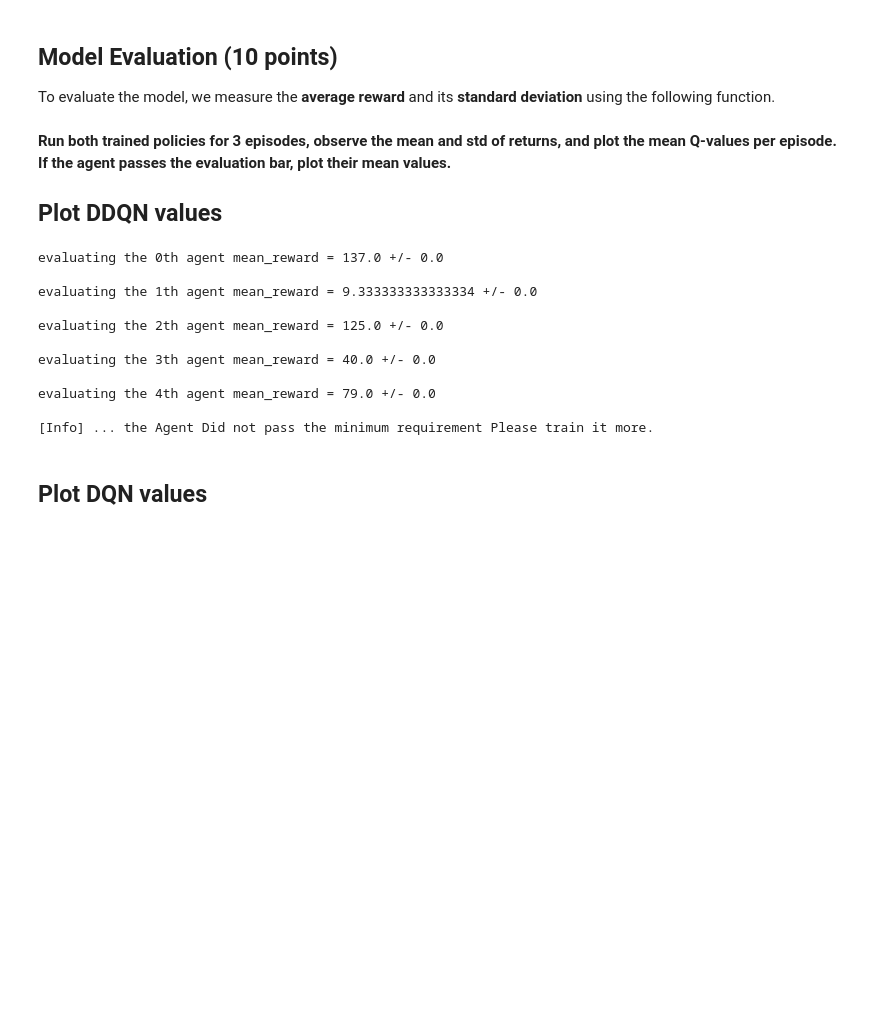
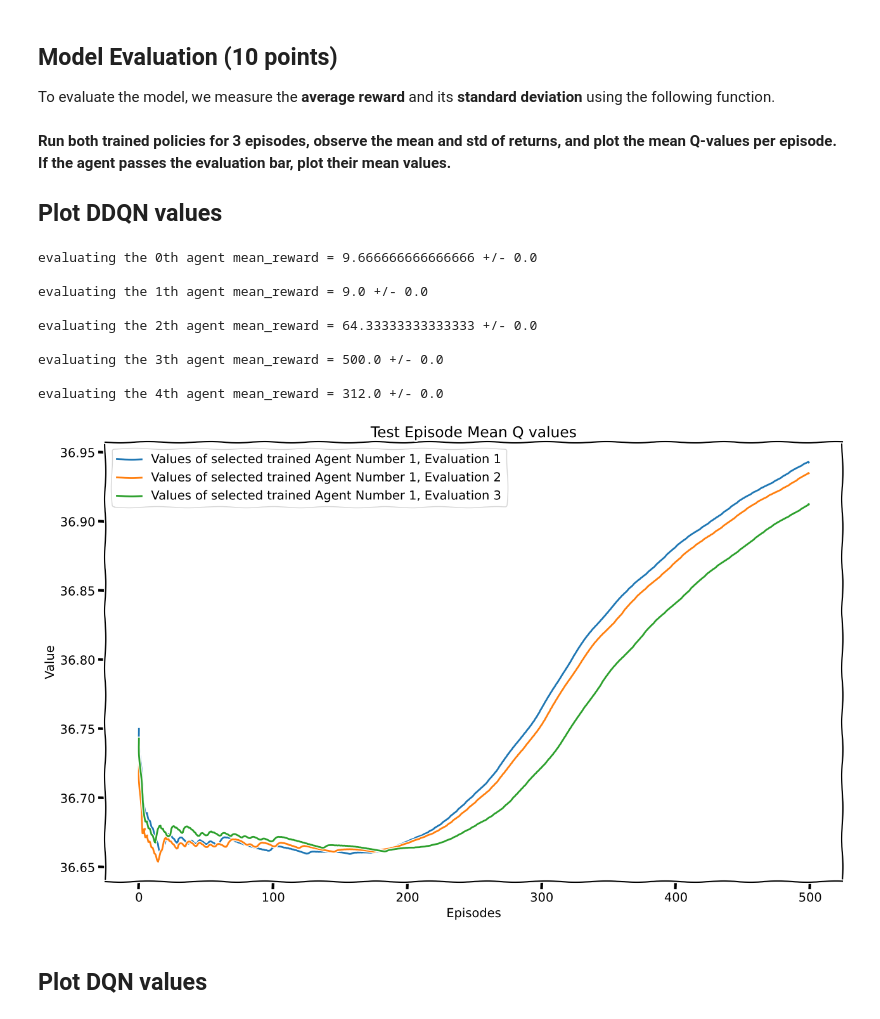
Before and after one commit to ParsaGhezelbash/Deep-RL, a Jupyter notebook: HW/HW 2/HW2_P2_DQN_vs_DDQN.ipynb, the cells around one changed output. Drawn from its saved outputs; the diff is of its cells as text; code cells hidden in the pictures; blank space fills up the shorter version.

```diff
--- a/HW/HW 2/HW2_P2_DQN_vs_DDQN.ipynb
+++ b/HW/HW 2/HW2_P2_DQN_vs_DDQN.ipynb
@@ -465,12 +438,12 @@ def create_dqn_agent(seed, QNetwork, ReplayMemory, optimizer, criterion, params)
 
 params = {
     'UPDATE_RATE': 20,
-    'BUFFER_SIZE': 100000,    # size of the replay buffer
+    'BUFFER_SIZE': 1000,    # size of the replay buffer
     'BATCH_SIZE': 64,     # number of experiences sampled from memory
-    'GAMMA': 0.95,          # discount factor
-    'EPS_START': 0.9,      # starting value of epsilon
+    'GAMMA': 0.99,          # discount factor
+    'EPS_START': 0.99,      # starting value of epsilon
     'EPS_END': 0.1,        # final value of epsilon
-    'EPS_DECAY': 1000,      # rate of exponential decay of epsilon
+    'EPS_DECAY': 40,      # rate of exponential decay of epsilon
     'LR': 0.001           # learning rate of the optimizer
 }
 
@@ -515,7 +488,7 @@ for i, dqn_Agent in enumerate(DQN_agents):
             action, _ = dqn_Agent.act(state, greedy=False)
             next_state, reward, terminated, truncated, _ = env.step(action)
 
-            dqn_Agent.step(state, action, reward, next_state, terminated)
+            dqn_Agent.step(state.cpu(), action, reward, next_state, terminated)
             state = next_state
 
             episode_reward += reward
@@ -677,13 +650,13 @@ def create_ddqn_agent(seed, QNetwork, ReplayMemory, optimizer, criterion, params
 
 params = {
     'UPDATE_RATE': 20,    # how often to update the network
-    'BUFFER_SIZE': 100000,    # size of the replay buffer
+    'BUFFER_SIZE': 1000,    # size of the replay buffer
     'BATCH_SIZE': 64,     # number of experiences sampled from memory
-    'GAMMA': 0.95,          # discount factor
-    'EPS_START': 0.9,      # starting value of epsilon
+    'GAMMA': 0.99,          # discount factor
+    'EPS_START': 0.99,      # starting value of epsilon
     'EPS_END': 0.1,        # final value of epsilon
-    'EPS_DECAY': 1000,      # rate of exponential decay of epsilon 35000
-    'TAU': 0.5,            # update rate of the target network 0.008
+    'EPS_DECAY': 40,      # rate of exponential decay of epsilon 35000
+    'TAU': 0.8,            # update rate of the target network 0.008
     'LR': 0.001           # learning rate of the optimizer
 }
 
@@ -726,7 +699,7 @@ for i, DDQN_agent in enumerate(agents):
             action, _ = DDQN_agent.act(state, greedy=False)
             next_state, reward, terminated, truncated, _ = env.step(action)
 
-            DDQN_agent.step(state, action, reward, next_state, terminated)
+            DDQN_agent.step(state.cpu(), action, reward, next_state, terminated)
             state = next_state
 
             episode_reward += reward
@@ -818,30 +787,30 @@ def evaluate_policy(env, agent, num_episodes=3):
 
 ## **Plot DDQN values**
 # %%
-DDQN_values = []
+DDQN_values, DDQN_rewards = [], []
 
 for i, DDQN_agent in enumerate(agents):
-    mean_reward, std_reward,mean_values = evaluate_policy(env, DDQN_agent)
+    mean_reward, std_reward, mean_values = evaluate_policy(env, DDQN_agent)
     print(f"evaluating the {i}th agent mean_reward = {mean_reward} +/- {std_reward}\n")
     if mean_reward >= 450:
         DDQN_values.append(mean_values)
+    DDQN_rewards.append(mean_reward)
 
 if len(DDQN_values) != 0:
     plot_values(DDQN_values)
 else:
     print('[Info] ... the Agent Did not pass the minimum requirement Please train it more.')
 # %% [output]
-evaluating the 0th agent mean_reward = 137.0 +/- 0.0
+evaluating the 0th agent mean_reward = 9.666666666666666 +/- 0.0
 
-evaluating the 1th agent mean_reward = 9.333333333333334 +/- 0.0
+evaluating the 1th agent mean_reward = 9.0 +/- 0.0
 
-evaluating the 2th agent mean_reward = 125.0 +/- 0.0
+evaluating the 2th agent mean_reward = 64.33333333333333 +/- 0.0
 
-evaluating the 3th agent mean_reward = 40.0 +/- 0.0
+evaluating the 3th agent mean_reward = 500.0 +/- 0.0
 
-evaluating the 4th agent mean_reward = 79.0 +/- 0.0
-
-[Info] ... the Agent Did not pass the minimum requirement Please train it more.
+evaluating the 4th agent mean_reward = 312.0 +/- 0.0
+[figure, added]
 # %% [markdown]
 ## **Plot DQN values**
 # %%
```
Also changed, not shown: parts of 10 cells of this notebook.
